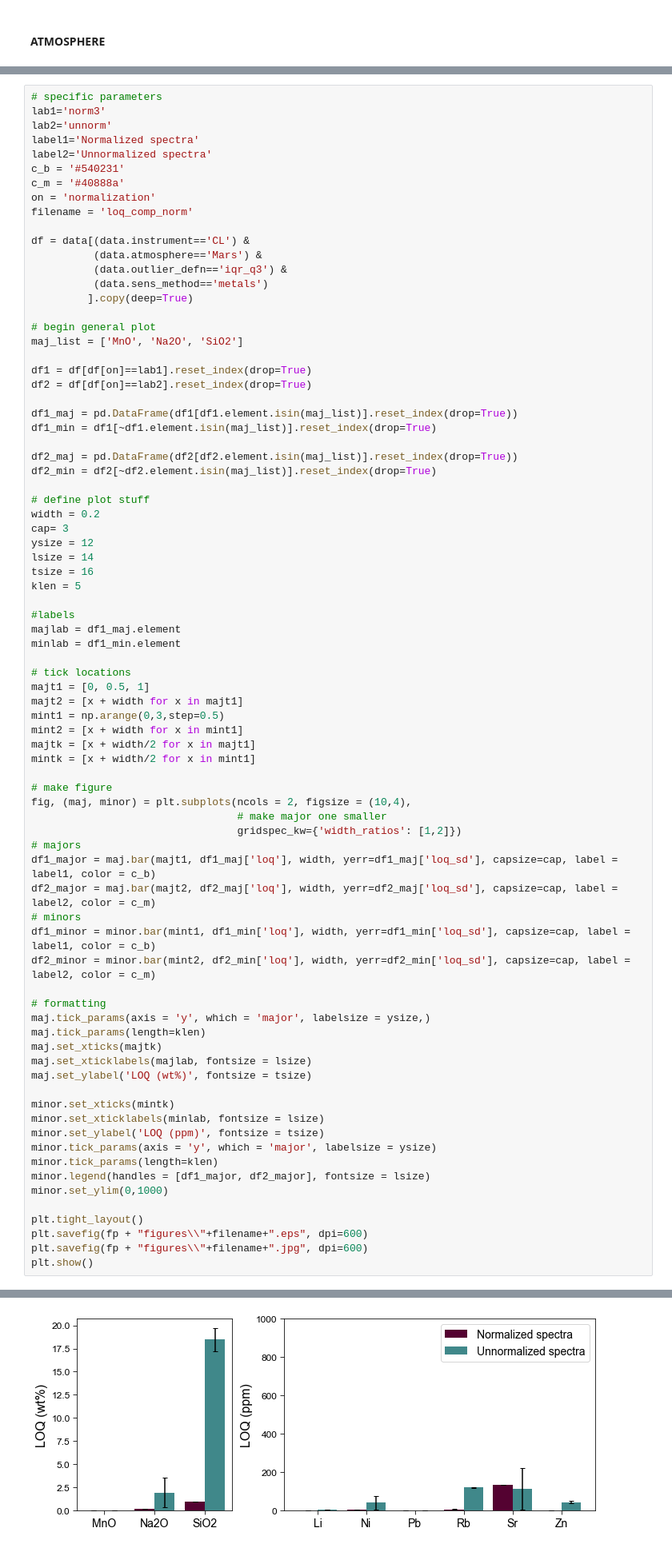
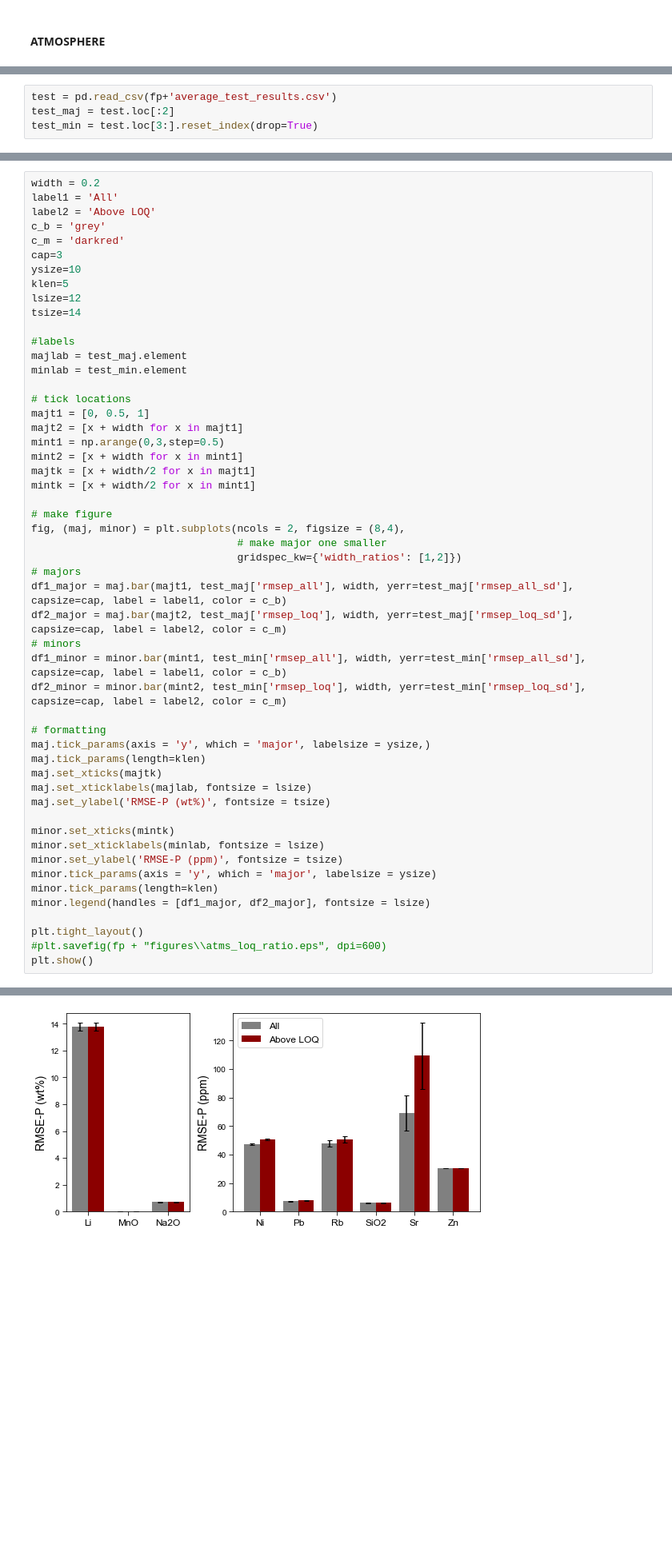
Before and after one commit to ytsmacr/LOD-paper, a Jupyter notebook: Figures.ipynb, the cells around one changed output, grey strips where cells are left out. Shown: that part at 80% size. Saved outputs shown, nothing was run; the diff lists cells and outputs as text; blank space fills up the shorter version.

```diff
--- a/Figures.ipynb
+++ b/Figures.ipynb
@@ -354,0 +436,4 @@ The PostScript backend does not support transparency; partially transparent arti
+# %%
+test = pd.read_csv(fp+'average_test_results.csv')
+test_maj = test.loc[:2]
+test_min = test.loc[3:].reset_index(drop=True)
@@ -355,43 +442,18 @@ The PostScript backend does not support transparency; partially transparent arti
 # %%
-# specific parameters
-lab1='norm3'
-lab2='unnorm'
-label1='Normalized spectra'
-label2='Unnormalized spectra'
-c_b = '#540231'
-c_m = '#40888a'
-on = 'normalization'
-filename = 'loq_comp_norm'
-
-df = data[(data.instrument=='CL') &
-          (data.atmosphere=='Mars') &
-          (data.outlier_defn=='iqr_q3') &
-          (data.sens_method=='metals')
-         ].copy(deep=True)
-
-# begin general plot
-maj_list = ['MnO', 'Na2O', 'SiO2']
-
-df1 = df[df[on]==lab1].reset_index(drop=True)
-df2 = df[df[on]==lab2].reset_index(drop=True)
-
-df1_maj = pd.DataFrame(df1[df1.element.isin(maj_list)].reset_index(drop=True))
-df1_min = df1[~df1.element.isin(maj_list)].reset_index(drop=True)
-
-df2_maj = pd.DataFrame(df2[df2.element.isin(maj_list)].reset_index(drop=True))
-df2_min = df2[~df2.element.isin(maj_list)].reset_index(drop=True)
-
-# define plot stuff
 width = 0.2
-cap= 3
-ysize = 12
-lsize = 14
-tsize = 16
-klen = 5
+label1 = 'All'
+label2 = 'Above LOQ'
+c_b = 'grey'
+c_m = 'darkred'
+cap=3
+ysize=10
+klen=5
+lsize=12
+tsize=14
 
 #labels
-majlab = df1_maj.element
-minlab = df1_min.element
+majlab = test_maj.element
+minlab = test_min.element
 
 # tick locations
 majt1 = [0, 0.5, 1]
@@ -402,33 +464,31 @@ majtk = [x + width/2 for x in majt1]
 mintk = [x + width/2 for x in mint1]
 
 # make figure
-fig, (maj, minor) = plt.subplots(ncols = 2, figsize = (10,4),
+fig, (maj, minor) = plt.subplots(ncols = 2, figsize = (8,4),
                                  # make major one smaller
                                  gridspec_kw={'width_ratios': [1,2]})
 # majors
-df1_major = maj.bar(majt1, df1_maj['loq'], width, yerr=df1_maj['loq_sd'], capsize=cap, label = label1, color = c_b)
-df2_major = maj.bar(majt2, df2_maj['loq'], width, yerr=df2_maj['loq_sd'], capsize=cap, label = label2, color = c_m)
+df1_major = maj.bar(majt1, test_maj['rmsep_all'], width, yerr=test_maj['rmsep_all_sd'], capsize=cap, label = label1, color = c_b)
+df2_major = maj.bar(majt2, test_maj['rmsep_loq'], width, yerr=test_maj['rmsep_loq_sd'], capsize=cap, label = label2, color = c_m)
 # minors
-df1_minor = minor.bar(mint1, df1_min['loq'], width, yerr=df1_min['loq_sd'], capsize=cap, label = label1, color = c_b)
-df2_minor = minor.bar(mint2, df2_min['loq'], width, yerr=df2_min['loq_sd'], capsize=cap, label = label2, color = c_m)
+df1_minor = minor.bar(mint1, test_min['rmsep_all'], width, yerr=test_min['rmsep_all_sd'], capsize=cap, label = label1, color = c_b)
+df2_minor = minor.bar(mint2, test_min['rmsep_loq'], width, yerr=test_min['rmsep_loq_sd'], capsize=cap, label = label2, color = c_m)
 
 # formatting
 maj.tick_params(axis = 'y', which = 'major', labelsize = ysize,)
 maj.tick_params(length=klen)
 maj.set_xticks(majtk)
 maj.set_xticklabels(majlab, fontsize = lsize)
-maj.set_ylabel('LOQ (wt%)', fontsize = tsize)
+maj.set_ylabel('RMSE-P (wt%)', fontsize = tsize)
 
 minor.set_xticks(mintk)
 minor.set_xticklabels(minlab, fontsize = lsize)
-minor.set_ylabel('LOQ (ppm)', fontsize = tsize)
+minor.set_ylabel('RMSE-P (ppm)', fontsize = tsize)
 minor.tick_params(axis = 'y', which = 'major', labelsize = ysize)
 minor.tick_params(length=klen)
 minor.legend(handles = [df1_major, df2_major], fontsize = lsize)
-minor.set_ylim(0,1000)
 
 plt.tight_layout()
-plt.savefig(fp + "figures\\"+filename+".eps", dpi=600)
-plt.savefig(fp + "figures\\"+filename+".jpg", dpi=600)
+#plt.savefig(fp + "figures\\atms_loq_ratio.eps", dpi=600)
 plt.show()
 # %% [output]
@@ -437 +495 @@ The PostScript backend does not support transparency; partially transparent arti
-[figure, old version]
+[figure, new version]
```
Also changed, not shown: parts of 51 cells of this notebook, 2 other files.
